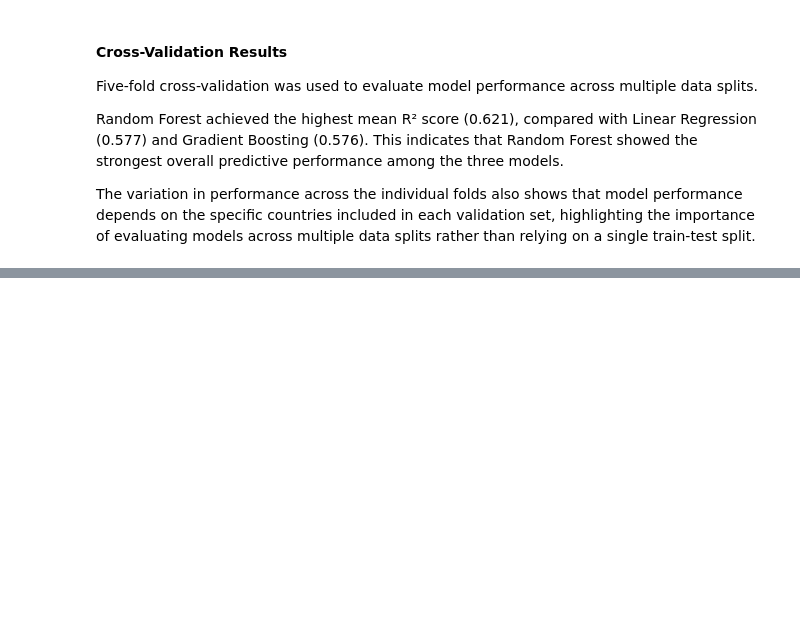
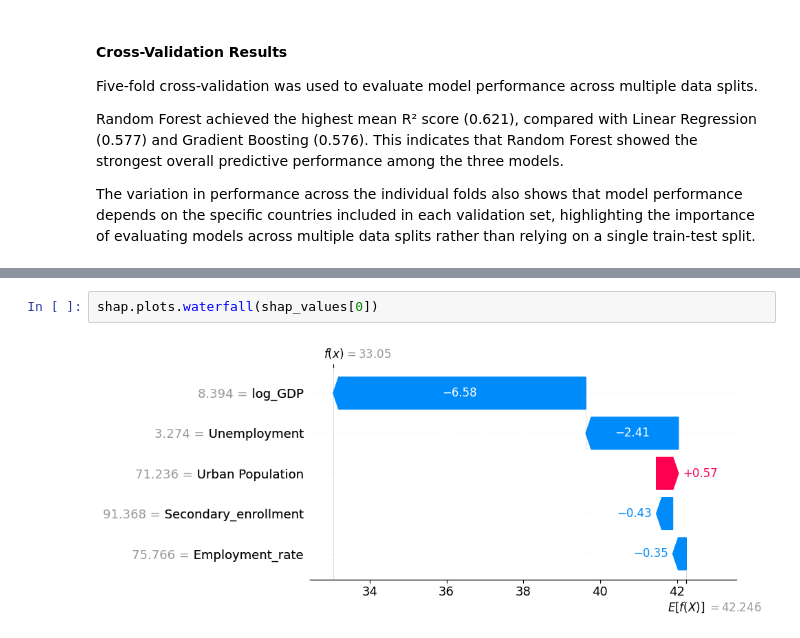
Before and after one commit to Adapala4/environmental-performance-analysis, a Jupyter notebook: environmental_analysis.ipynb, the cells around one changed output, grey strips where cells are left out. Saved outputs shown, nothing was run; the diff lists cells and outputs as text; blank space fills up the shorter version.

```diff
--- a/environmental_analysis.ipynb
+++ b/environmental_analysis.ipynb
@@ -1196,0 +1233,4 @@ The variation in performance across the individual folds also shows that model p
+# %%
+shap.plots.waterfall(shap_values[0])
+# %% [output]
+[figure, added]
```
Also changed, not shown: parts of 17 cells of this notebook.
